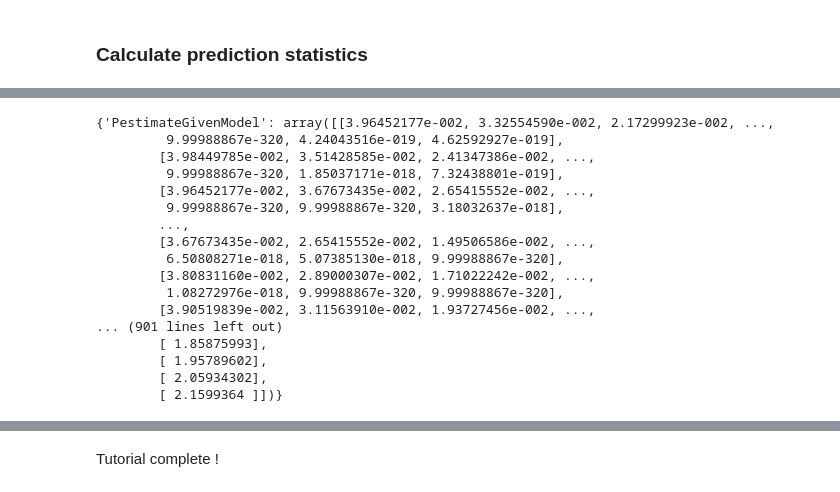
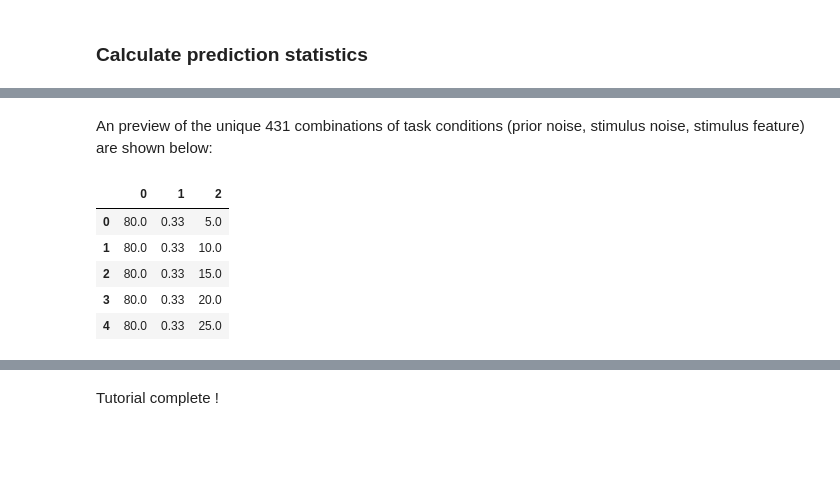
Before and after one commit to inference-org/bsfit, a Jupyter notebook: docs/tutorials/standard_bayes/simulate_stochastic_choices.ipynb, the cells around one changed output, grey strips where cells are left out. Saved outputs shown, nothing was run; the diff lists cells and outputs as text; code cells hidden in the pictures; blank space fills up the shorter version.

```diff
--- a/docs/tutorials/standard_bayes/simulate_stochastic_choices.ipynb
+++ b/docs/tutorials/standard_bayes/simulate_stochastic_choices.ipynb
@@ -153,20 +133,11 @@ Running simulation ...
-# %%
-output
-# %% [output]
-{'PestimateGivenModel': array([[3.96452177e-002, 3.32554590e-002, 2.17299923e-002, ...,
-         9.99988867e-320, 4.24043516e-019, 4.62592927e-019],
-        [3.98449785e-002, 3.51428585e-002, 2.41347386e-002, ...,
-         9.99988867e-320, 1.85037171e-018, 7.32438801e-019],
-        [3.96452177e-002, 3.67673435e-002, 2.65415552e-002, ...,
-         9.99988867e-320, 9.99988867e-320, 3.18032637e-018],
-        ...,
-        [3.67673435e-002, 2.65415552e-002, 1.49506586e-002, ...,
-         6.50808271e-018, 5.07385130e-018, 9.99988867e-320],
-        [3.80831160e-002, 2.89000307e-002, 1.71022242e-002, ...,
-         1.08272976e-018, 9.99988867e-320, 9.99988867e-320],
-        [3.90519839e-002, 3.11563910e-002, 1.93727456e-002, ...,
-... (901 lines left out)
-        [ 1.85875993],
-        [ 1.95789602],
-        [ 2.05934302],
-        [ 2.1599364 ]])}
+# %% [markdown]
+An preview of the unique 431 combinations of task conditions (prior noise, stimulus noise, stimulus feature) are shown below:
+# %%
+pd.DataFrame(output["conditions"]).head()
+# %% [output]
+|  | 0 | 1 | 2 |
+| 0 | 80.0 | 0.33 | 5.0 |
+| 1 | 80.0 | 0.33 | 10.0 |
+| 2 | 80.0 | 0.33 | 15.0 |
+| 3 | 80.0 | 0.33 | 20.0 |
+| 4 | 80.0 | 0.33 | 25.0 |
```
Also changed, not shown: parts of 8 cells of this notebook, 9 other files.
